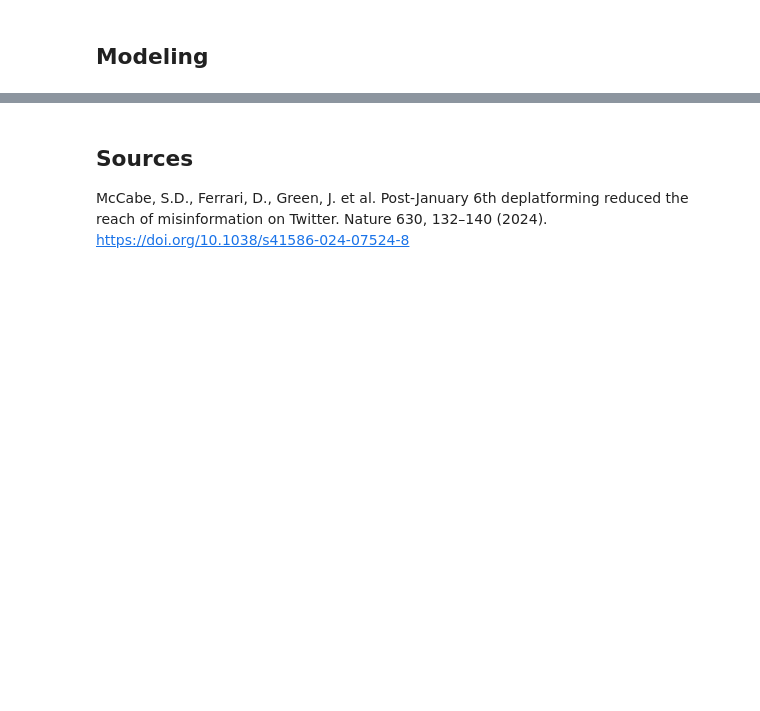
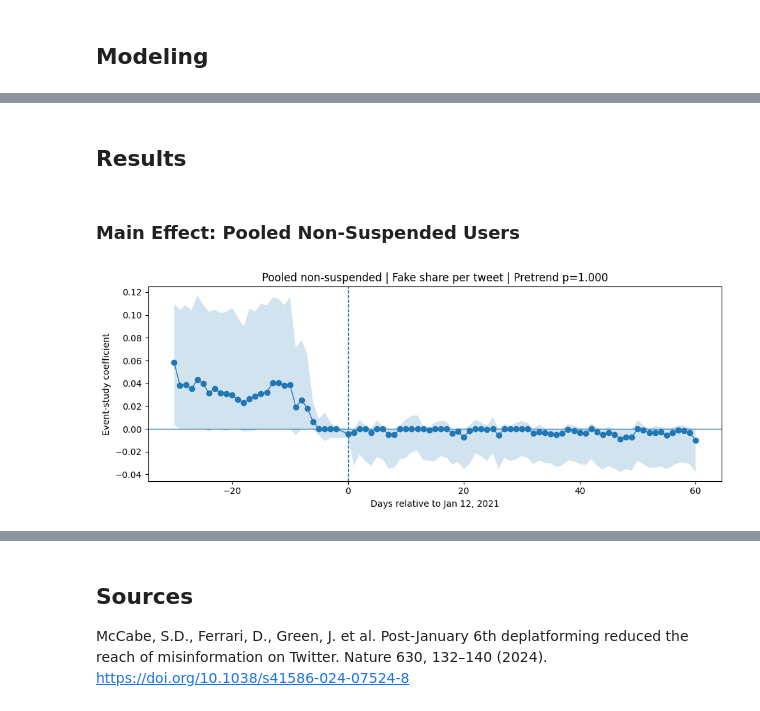
Before and after one commit to emeliasprott/twitter_misinformation, a Jupyter notebook: cleaned-project-2.ipynb, the cells around one changed output, grey strips where cells are left out. Saved outputs shown, nothing was run; the diff lists cells and outputs as text; code cells hidden in the pictures; blank space fills up the shorter version.

```diff
--- a/cleaned-project-2.ipynb
+++ b/cleaned-project-2.ipynb
@@ -348,3 +282,6 @@ total = pd.read_csv("total.csv").drop(columns=["Unnamed: 0"])
+# %%
+# total.to_csv("total.csv", index=False)
+total = pd.read_csv("total.csv")
 # %%
 total['date'] = pd.to_datetime(total['date'].apply(lambda x: datetime.strptime(x, "%Y-%m-%d").date()))
 total['subset_group'] = total['subsets'].apply(lambda x: x.split('_')[0])
@@ -513,14 +395,0 @@ panel = df.copy()
-# %%
-Y = df["rate_fake"].values
-T = df['post'].values
-X = pd.get_dummies(df[["g", "time"]])
-
-# ② fit DML
-dml = LinearDML(model_y=GradientBoostingRegressor(max_depth=3),
-                model_t=GradientBoostingClassifier(max_depth=3),
-                discrete_treatment=True)
-dml.fit(Y, T, X=X)
-
-# ③ effect for each row, then aggregate
-df["tau_hat"] = dml.effect(X)
-att_gt = df.groupby(["g", "time"])["tau_hat"].mean().reset_index()
@@ -593,0 +1048,30 @@ plt.show()
+# %% [markdown]
+## Results
+# %%
+wide, value_cols = load_and_pivot_total(DATA_PATH)
+w = build_window_frame(wide, TREAT_REF, TREAT_START, WIN_PRE, WIN_POST)
+w = construct_outcomes_and_controls(w)
+
+y_tweet = winsorize(pooled_outcome(w, kind="tweet"), p=0.01)
+y_user = winsorize(pooled_outcome(w, kind="user"), p=0.01)
+
+X_tweet, k_cols_tweet = build_X(w, y_kind="tweet", include_controls=True, include_k=True, control_set_name="all")
+X_user, k_cols_user = build_X(w, y_kind="user", include_controls=True, include_k=True, control_set_name="all")
+
+m_tweet, cols_tweet = fit_ols_hac(y_tweet, X_tweet, maxlags=MAXLAGS_HAC)
+m_user, cols_user = fit_ols_hac(y_user, X_user, maxlags=MAXLAGS_HAC)
+
+pre_p_tweet = joint_pretrend_test(m_tweet, cols_tweet, k_cols_tweet)
+pre_p_user = joint_pretrend_test(m_user, cols_user, k_cols_user)
+
+P_tweet, cols_bt = block_bootstrap_params(y_tweet, X_tweet, reps=BOOT_REPS, block_len=BLOCK_LEN, seed=SEED)
+P_user,  cols_bu = block_bootstrap_params(y_user, X_user, reps=BOOT_REPS, block_len=BLOCK_LEN, seed=SEED + 1)
+
+es_tweet = event_study_ci_from_boot(P_tweet, cols_bt, k_cols_tweet, alpha=ALPHA)
+es_user = event_study_ci_from_boot(P_user, cols_bu, k_cols_user, alpha=ALPHA)
+# %% [markdown]
+### Main Effect: Pooled Non-Suspended Users
+# %%
+plot_event_study(es_tweet, title=f"Pooled non-suspended | Fake share per tweet | Pretrend p={format_p(pre_p_tweet)}")
+# %% [output]
+[figure, added]
```
Also changed, not shown: parts of 39 cells of this notebook.
